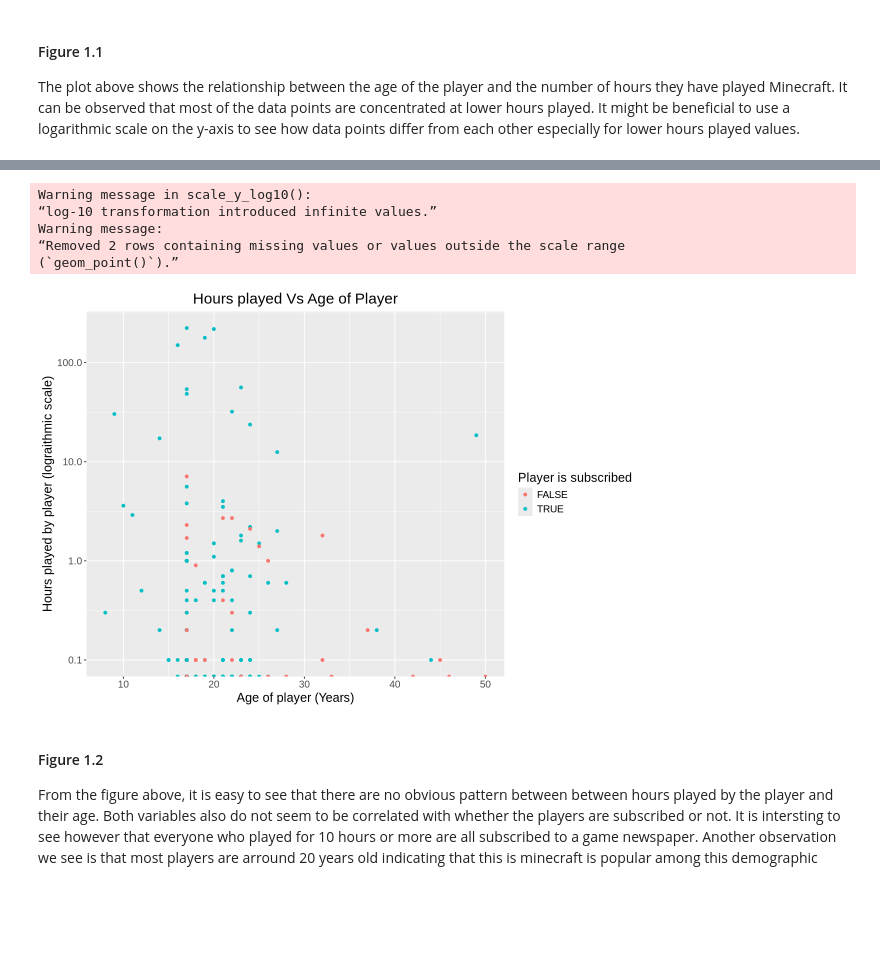
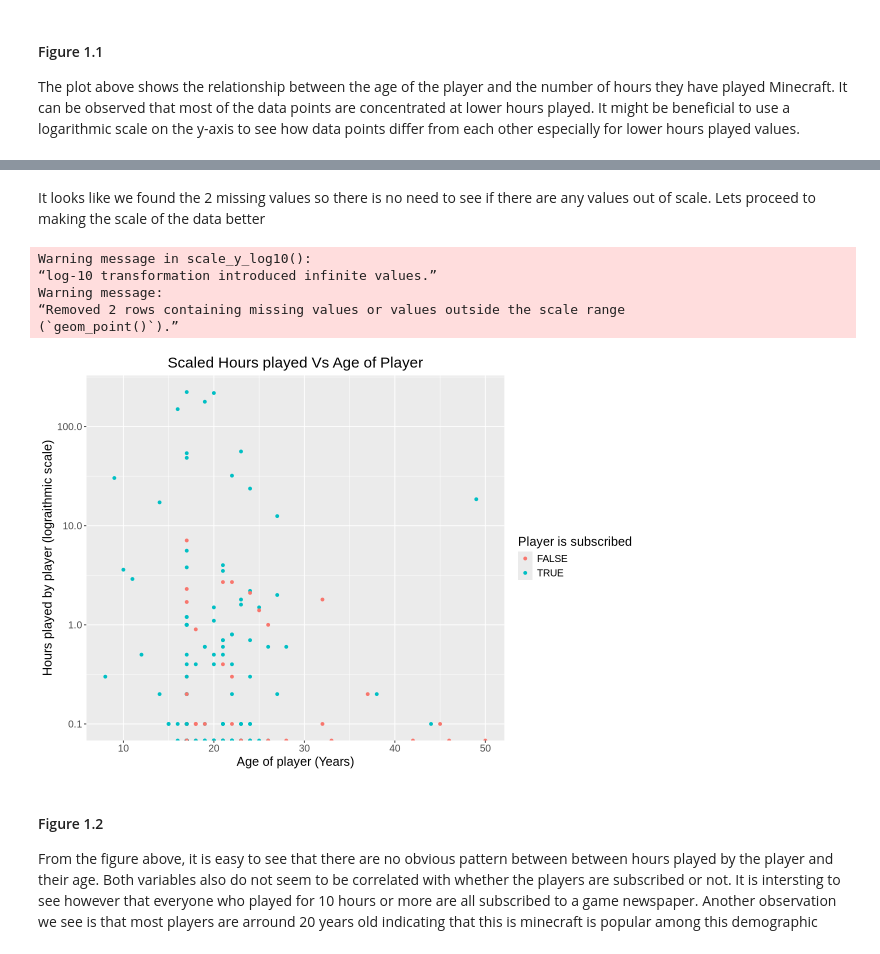
Before and after one commit to GeoffAcabado/DSCI-100-Project, a Jupyter notebook: Main_project.ipynb, the cells around one changed output, grey strips where cells are left out. Drawn from its saved outputs; the diff is of its cells as text; code cells hidden in the pictures; blank space fills up the shorter version.

```diff
--- a/Main_project.ipynb
+++ b/Main_project.ipynb
@@ -86,23 +86,26 @@ The plot above shows the relationship between the age of the player and the numb
+# %% [markdown]
+It looks like we found the 2 missing values so there is no need to see if there are any values out of scale. Lets proceed to making the scale of the data better
 # %%
+#Code 1.2
 #Lets explore relationships between hours played, age and whether they are subscibed to game newspaper
 player_plot_1 = player_data |>
     ggplot(aes(y = played_hours	, x = Age, color = subscribe)) +
     geom_point() +
     scale_y_log10() +
     labs(
-        title = "Hours played Vs Age of Player",
+        title = "Scaled Hours played Vs Age of Player",
         y = "Hours played by player (lograithmic scale)",
         x = "Age of player (Years)",
         colour = "Player is subscribed" ) +
     theme(text = element_text(size = 15), plot.title = element_text(hjust = 0.5))
 player_plot_1
 # %% [output]
 Warning message in scale_y_log10():
 “log-10 transformation introduced infinite values.”
 Warning message:
 “Removed 2 rows containing missing values or values outside the scale range
 (`geom_point()`).”
-[figure, old version]
+[figure, new version]
 # %% [markdown]
 #### Figure 1.2
 From the figure above, it is easy to see that there are no obvious pattern between between hours played by the player and their age. Both variables also do not seem to be correlated with whether the players are subscribed or not. It is intersting to see however that everyone who played for 10 hours or more are all subscribed to a game newspaper. Another observation we see is that most players are arround 20 years old indicating that this is minecraft is popular among this demographic
```
Also changed, not shown: parts of 22 cells of this notebook.
